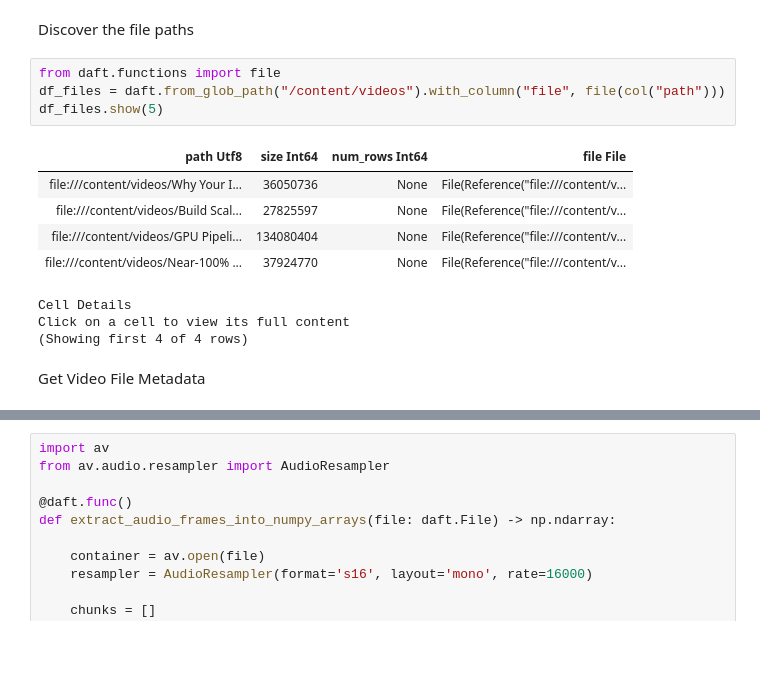
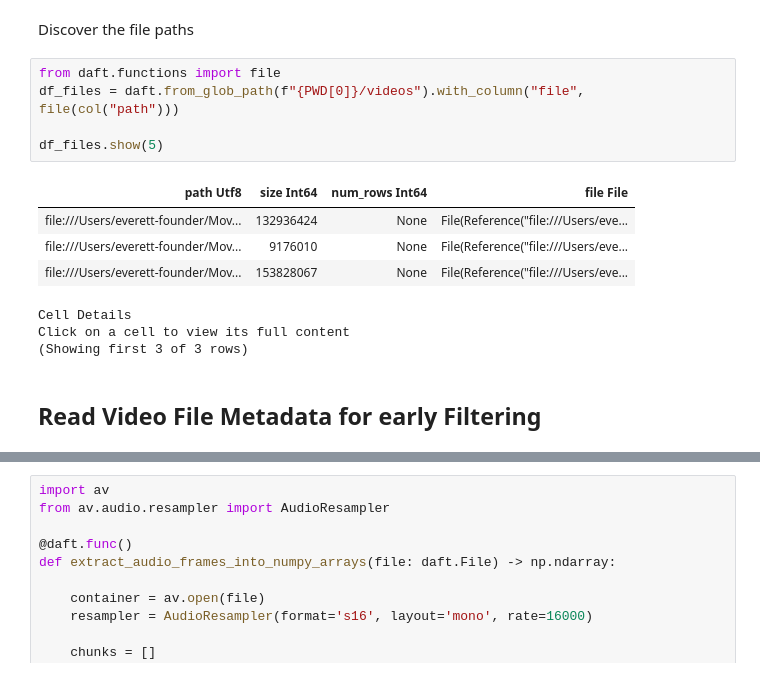
Before and after one commit to everettVT/daft-video-embeddings, a Jupyter notebook: friction/UNFILTERED_Pt2_videoprism_parakeet.ipynb, the cells around one changed output, grey strips where cells are left out. Saved outputs shown, nothing was run; the diff lists cells and outputs as text; blank space fills up the shorter version.

```diff
--- a/friction/UNFILTERED_Pt2_videoprism_parakeet.ipynb
+++ b/friction/UNFILTERED_Pt2_videoprism_parakeet.ipynb
@@ -122,17 +69,17 @@ Deleting original file Why Your Image Processing Pipeline Keeps Running Out of M
 Discover the file paths
 # %%
 from daft.functions import file
-df_files = daft.from_glob_path("/content/videos").with_column("file", file(col("path")))
+df_files = daft.from_glob_path(f"{PWD[0]}/videos").with_column("file", file(col("path")))
+
 df_files.show(5)
 # %% [output]
 | path Utf8 | size Int64 | num_rows Int64 | file File |
-| file:///content/videos/Why Your I... | 36050736 | None | File(Reference("file:///content/v... |
-| file:///content/videos/Build Scal... | 27825597 | None | File(Reference("file:///content/v... |
-| file:///content/videos/GPU Pipeli... | 134080404 | None | File(Reference("file:///content/v... |
-| file:///content/videos/Near-100% ... | 37924770 | None | File(Reference("file:///content/v... |
+| file:///Users/everett-founder/Mov... | 132936424 | None | File(Reference("file:///Users/eve... |
+| file:///Users/everett-founder/Mov... | 9176010 | None | File(Reference("file:///Users/eve... |
+| file:///Users/everett-founder/Mov... | 153828067 | None | File(Reference("file:///Users/eve... |
 Cell Details
 Click on a cell to view its full content
-(Showing first 4 of 4 rows)
+(Showing first 3 of 3 rows)
 # %% [markdown]
- Get Video File Metadata
+## Read Video File Metadata for early Filtering
 # %%
```
Also changed, not shown: parts of 18 cells of this notebook, 6 other files.
